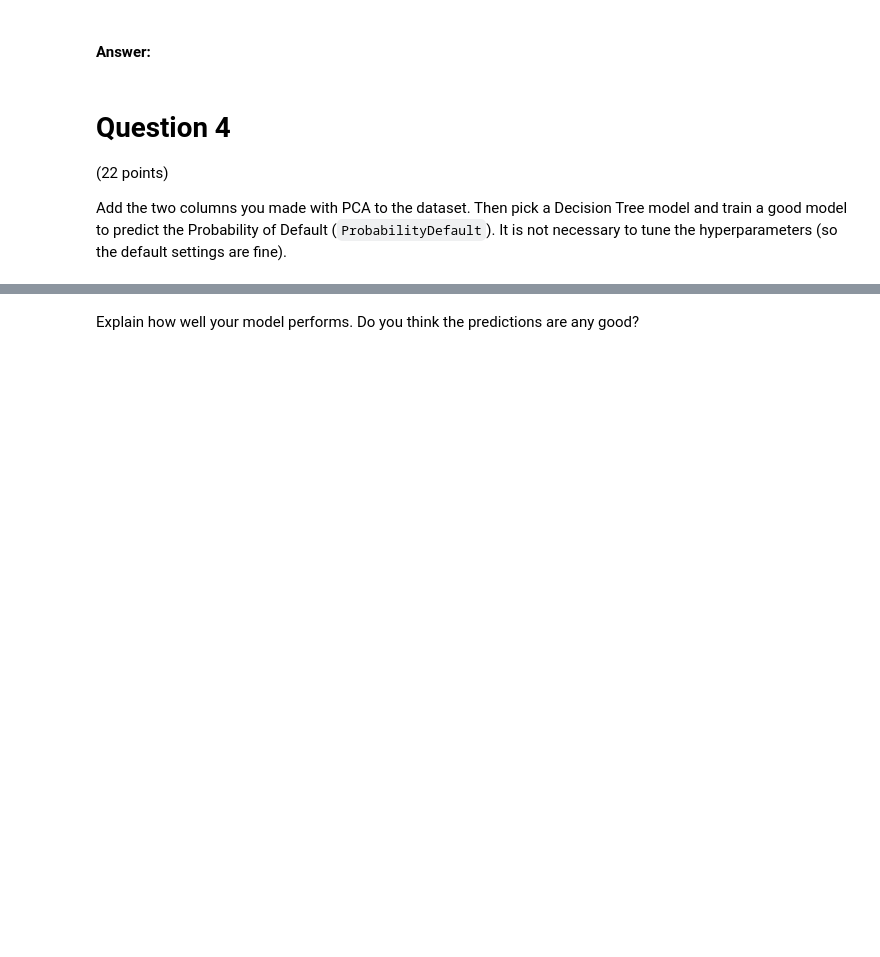
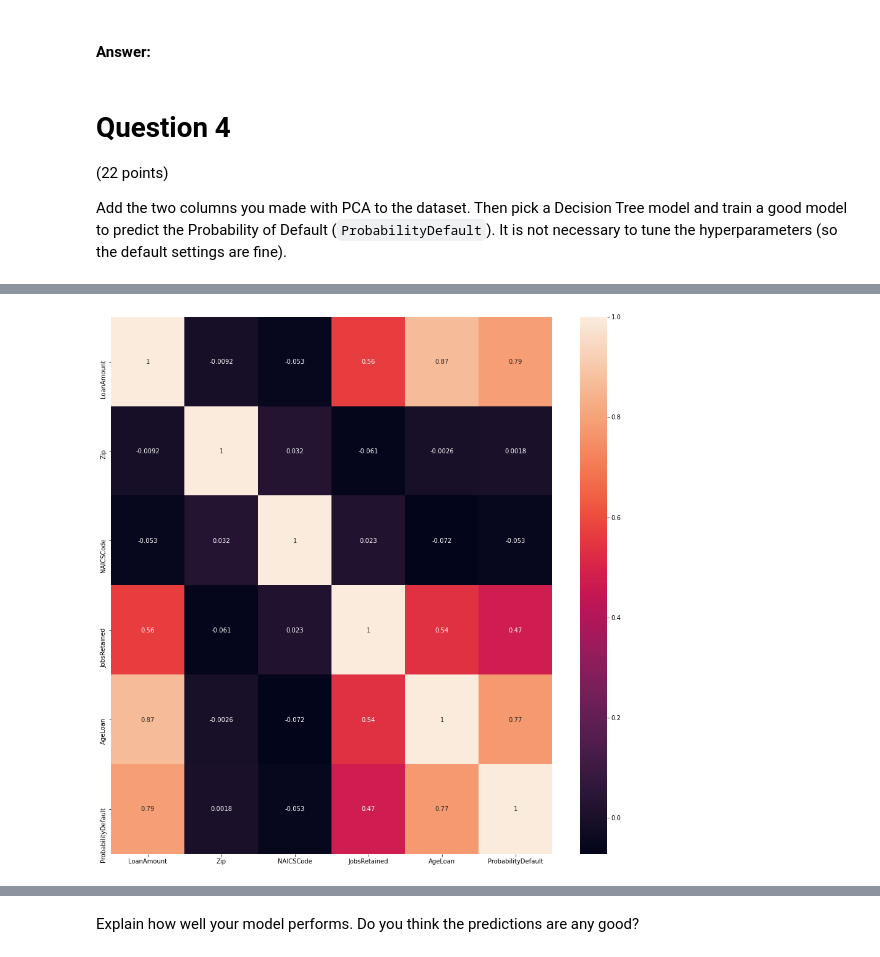
Before and after one commit to Nsmid/Machine-Learning-for-Finance, a Jupyter notebook: assignment2/assignment2_groupXX_2021-version 2.ipynb, the cells around one changed output, grey strips where cells are left out. Cells and saved outputs as stored; diff of their text form; code cells hidden in the pictures; blank space fills up the shorter version.

```diff
--- a/assignment2/assignment2_groupXX_2021-version 2.ipynb
+++ b/assignment2/assignment2_groupXX_2021-version 2.ipynb
@@ -406,0 +466,10 @@ correlation_matrix.style.background_gradient(cmap='Blues')
+# %%
+import matplotlib.pyplot as plt
+import seaborn as sns
+
+# Plotting the seaborn heatmap
+fig = plt.figure(figsize=[16,16])
+sns.heatmap(df_data.corr(), annot=True)
+plt.show()
+# %% [output]
+[figure, added]
```
Also changed, not shown: parts of 8 cells of this notebook.
